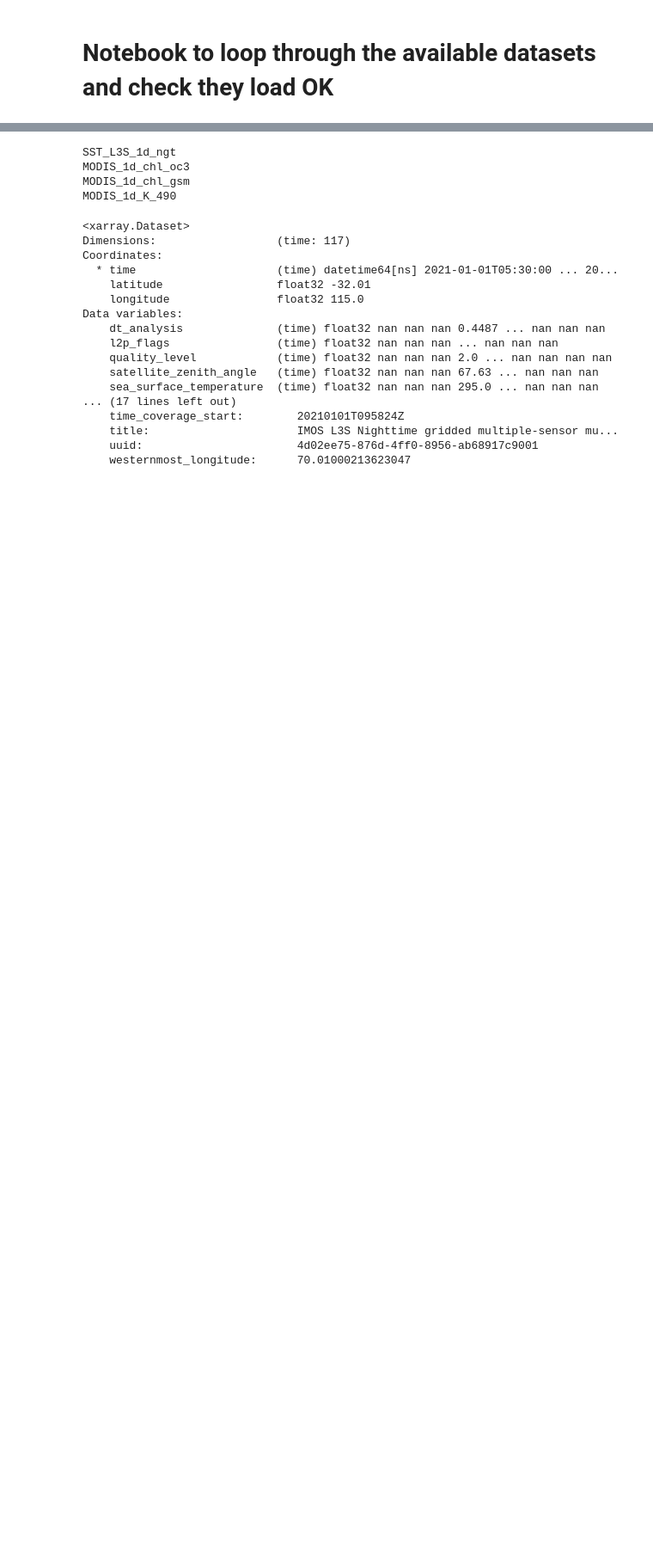
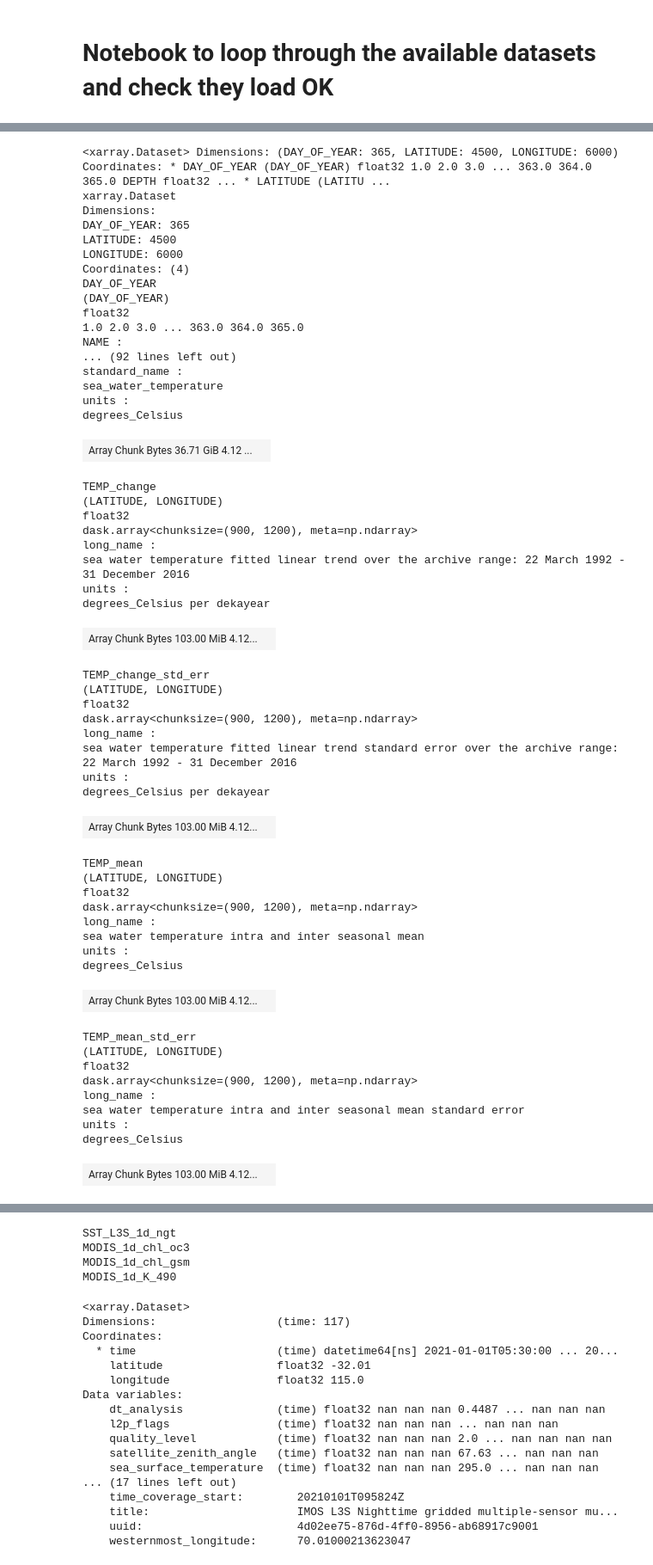
Before and after one commit to IOMRC/intake-aodn, a Jupyter notebook: notebooks/Check_Catalog_Data.ipynb, the cells around one changed output, grey strips where cells are left out. Shown at 86% size. Drawn from its saved outputs; the diff is of its cells as text; code cells hidden in the pictures; blank space fills up the shorter version.

Commit message:
"Add SSTAARS Climatology to catalog"

```diff
--- a/notebooks/Check_Catalog_Data.ipynb
+++ b/notebooks/Check_Catalog_Data.ipynb
@@ -69,0 +70,57 @@ Worker: 3
+# %%
+intake_aodn.cat.aodn_s3.SSTAARS_Daily_Climatology.to_dask()
+# %% [output]
+<xarray.Dataset> Dimensions: (DAY_OF_YEAR: 365, LATITUDE: 4500, LONGITUDE: 6000) Coordinates: * DAY_OF_YEAR (DAY_OF_YEAR) float32 1.0 2.0 3.0 ... 363.0 364.0 365.0 DEPTH float32 ... * LATITUDE (LATITU ...
+xarray.Dataset
+Dimensions:
+DAY_OF_YEAR: 365
+LATITUDE: 4500
+LONGITUDE: 6000
+Coordinates: (4)
+DAY_OF_YEAR
+(DAY_OF_YEAR)
+float32
+1.0 2.0 3.0 ... 363.0 364.0 365.0
+NAME :
+... (92 lines left out)
+standard_name :
+sea_water_temperature
+units :
+degrees_Celsius
+| Array Chunk Bytes 36.71 GiB 4.12 ... |  |
+TEMP_change
+(LATITUDE, LONGITUDE)
+float32
+dask.array<chunksize=(900, 1200), meta=np.ndarray>
+long_name :
+sea water temperature fitted linear trend over the archive range: 22 March 1992 - 31 December 2016
+units :
+degrees_Celsius per dekayear
+| Array Chunk Bytes 103.00 MiB 4.12... |  |
+TEMP_change_std_err
+(LATITUDE, LONGITUDE)
+float32
+dask.array<chunksize=(900, 1200), meta=np.ndarray>
+long_name :
+sea water temperature fitted linear trend standard error over the archive range: 22 March 1992 - 31 December 2016
+units :
+degrees_Celsius per dekayear
+| Array Chunk Bytes 103.00 MiB 4.12... |  |
+TEMP_mean
+(LATITUDE, LONGITUDE)
+float32
+dask.array<chunksize=(900, 1200), meta=np.ndarray>
+long_name :
+sea water temperature intra and inter seasonal mean
+units :
+degrees_Celsius
+| Array Chunk Bytes 103.00 MiB 4.12... |  |
+TEMP_mean_std_err
+(LATITUDE, LONGITUDE)
+float32
+dask.array<chunksize=(900, 1200), meta=np.ndarray>
+long_name :
+sea water temperature intra and inter seasonal mean standard error
+units :
+degrees_Celsius
+| Array Chunk Bytes 103.00 MiB 4.12... |  |
```
Also changed, not shown: parts of 4 cells of this notebook, 1 other file.
